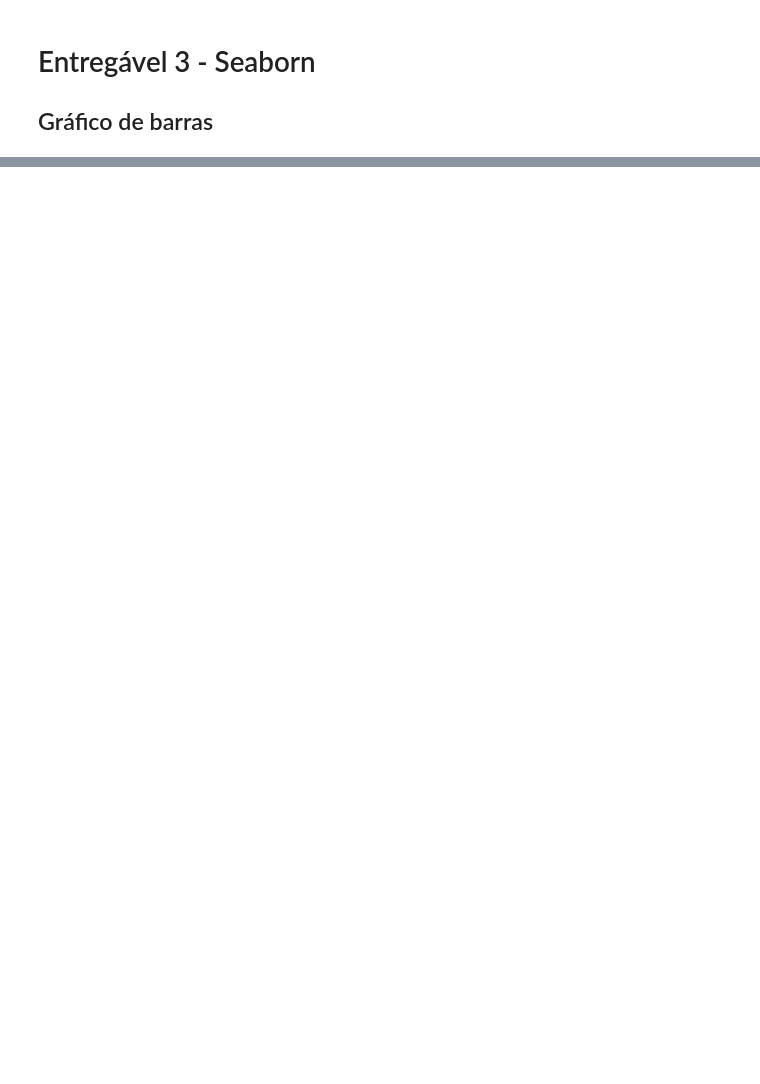
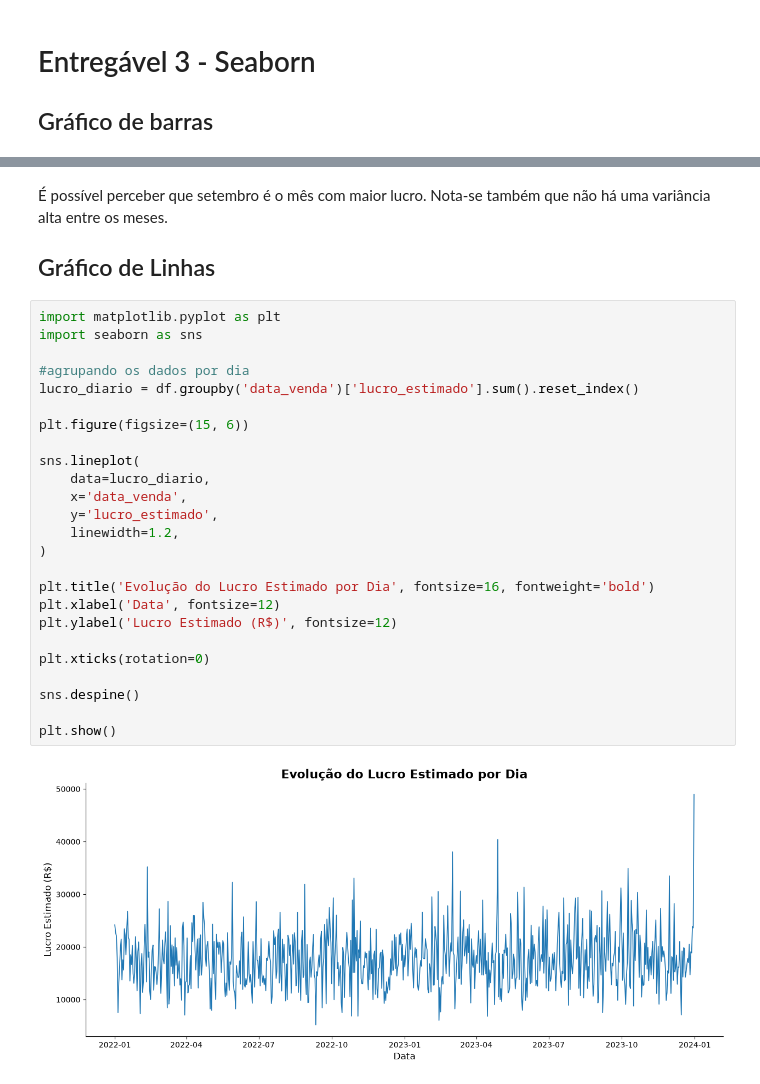
Before and after one commit to UFRJ-Analytica/ufrj-analytica-training, a Jupyter notebook: entregaveis/notebooks/luiz_paulo.ipynb, the cells around one changed output, grey strips where cells are left out. Drawn from its saved outputs; the diff is of its cells as text; blank space fills up the shorter version.

Commit message:
feat/ adiciona entregável 2 e 3

```diff
--- a/entregaveis/notebooks/luiz_paulo.ipynb
+++ b/entregaveis/notebooks/luiz_paulo.ipynb
@@ -111,0 +430,30 @@ A visualização para o lucro médio por mês e vendedor está disponível na se
+# %% [markdown]
+É possível perceber que setembro é o mês com maior lucro. Nota-se também que não há uma variância alta entre os meses.
+## Gráfico de Linhas
+# %%
+import matplotlib.pyplot as plt
+import seaborn as sns
+
+#agrupando os dados por dia
+lucro_diario = df.groupby('data_venda')['lucro_estimado'].sum().reset_index()
+
+plt.figure(figsize=(15, 6))
+
+sns.lineplot(
+    data=lucro_diario,
+    x='data_venda',
+    y='lucro_estimado',
+    linewidth=1.2,
+)
+
+plt.title('Evolução do Lucro Estimado por Dia', fontsize=16, fontweight='bold')
+plt.xlabel('Data', fontsize=12)
+plt.ylabel('Lucro Estimado (R$)', fontsize=12)
+
+plt.xticks(rotation=0)
+
+sns.despine()
+
+plt.show()
+# %% [output]
+[figure, added]
```
Also changed, not shown: parts of 42 cells of this notebook.
